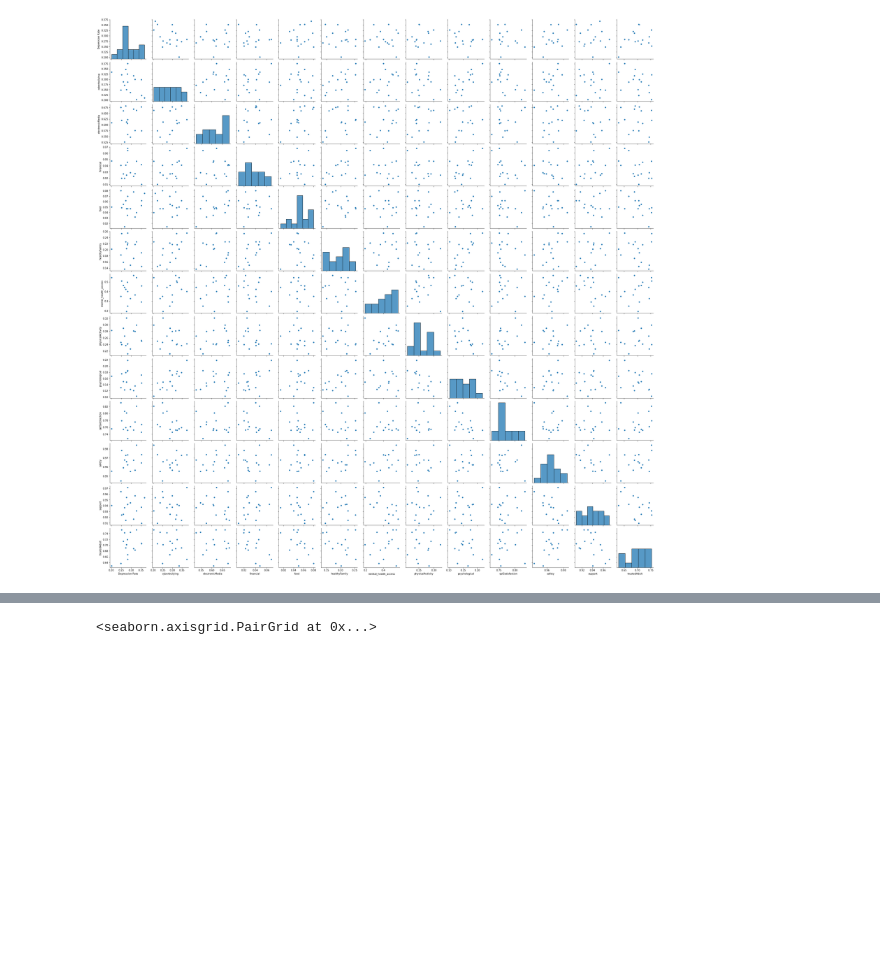
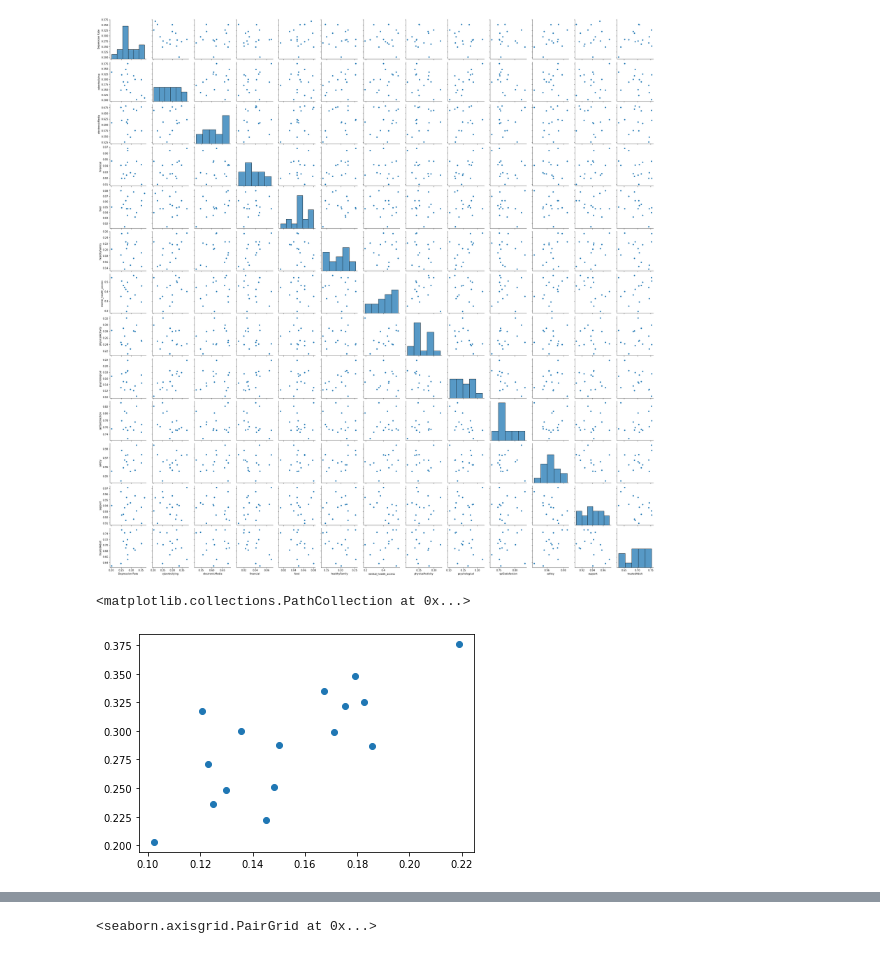
Before and after one commit to owowouwu/Youth-DS-Project, a Jupyter notebook: analysis2.ipynb, the cells around one changed output, grey strips where cells are left out. Drawn from its saved outputs; the diff is of its cells as text; code cells hidden in the pictures; blank space fills up the shorter version.

Commit message:
added more visualisations

```diff
--- a/analysis2.ipynb
+++ b/analysis2.ipynb
@@ -22,3 +23,10 @@ sns.pairplot(dhsData)
 <seaborn.axisgrid.PairGrid at 0x...>
 <Figure size 2160x2160 with 0 Axes>
 [figure]
+# %%
+plt.scatter(dhsData['psychological'], dhsData['cyberbullying'])
+plt.xlabel('Proportion of Young People with Psychological Stress')
+plt.ylabel('Proporti')
+# %% [output]
+<matplotlib.collections.PathCollection at 0x...>
+[figure, added]
```
Also changed, not shown: parts of 9 cells of this notebook, 3 other files.
